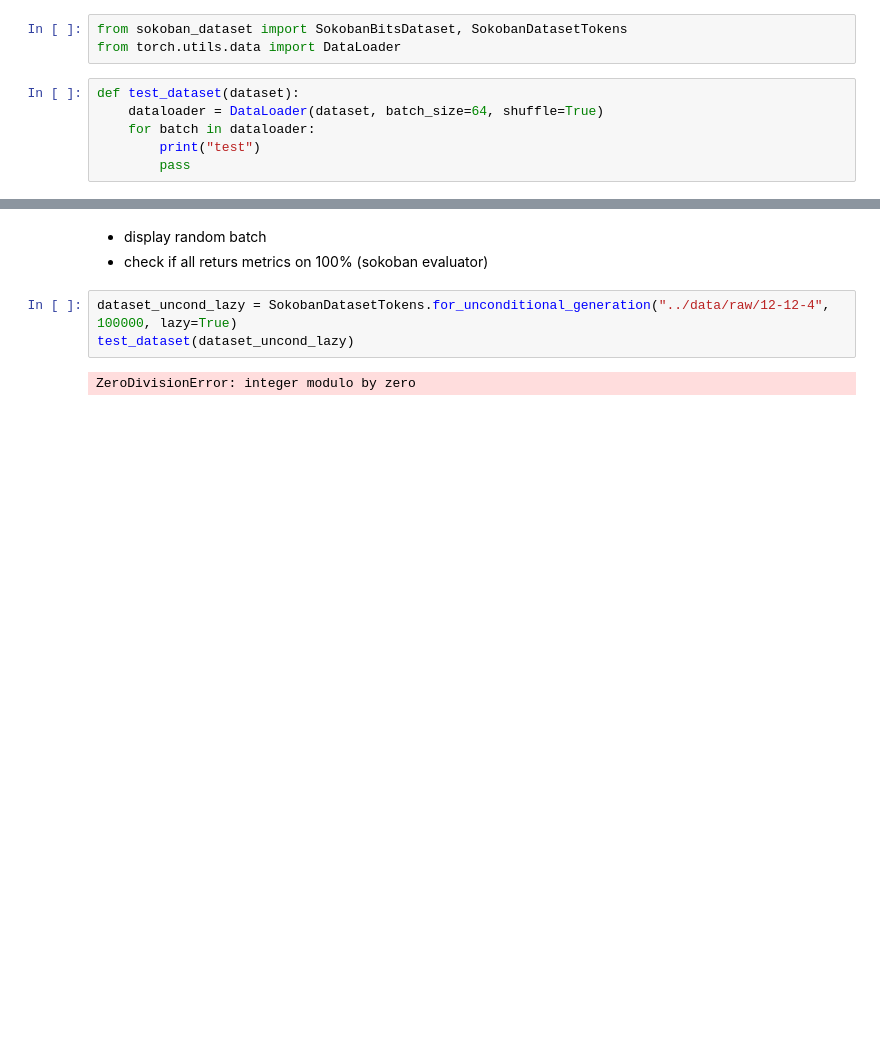
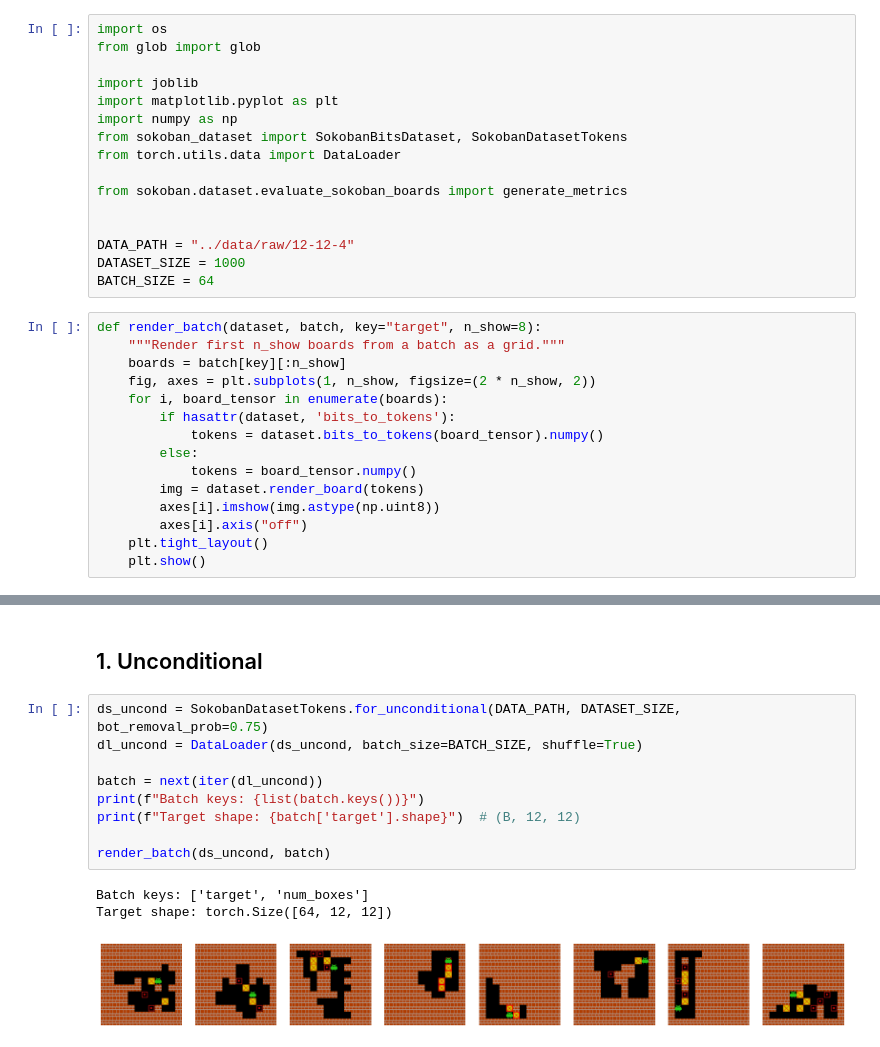
Before and after one commit to pskiers/diffusers, a Jupyter notebook: examples/trm_diffusion/sokoban/dataset/test_dataset_and_evaluation.ipynb, the cells around one changed output, grey strips where cells are left out. Drawn from its saved outputs; the diff is of its cells as text; blank space fills up the shorter version.

```diff
--- a/examples/trm_diffusion/sokoban/dataset/test_dataset_and_evaluation.ipynb
+++ b/examples/trm_diffusion/sokoban/dataset/test_dataset_and_evaluation.ipynb
@@ -3,9 +9,31 @@
 # %%
+import os
+from glob import glob
+
+import joblib
+import matplotlib.pyplot as plt
+import numpy as np
 from sokoban_dataset import SokobanBitsDataset, SokobanDatasetTokens
 from torch.utils.data import DataLoader
+
+from sokoban.dataset.evaluate_sokoban_boards import generate_metrics
+
+
+DATA_PATH = "../data/raw/12-12-4"
+DATASET_SIZE = 1000
+BATCH_SIZE = 64
 # %%
-def test_dataset(dataset):
-    dataloader = DataLoader(dataset, batch_size=64, shuffle=True)
-    for batch in dataloader:
-        print("test")
-        pass
+def render_batch(dataset, batch, key="target", n_show=8):
+    """Render first n_show boards from a batch as a grid."""
+    boards = batch[key][:n_show]
+    fig, axes = plt.subplots(1, n_show, figsize=(2 * n_show, 2))
+    for i, board_tensor in enumerate(boards):
+        if hasattr(dataset, 'bits_to_tokens'):
+            tokens = dataset.bits_to_tokens(board_tensor).numpy()
+        else:
+            tokens = board_tensor.numpy()
+        img = dataset.render_board(tokens)
+        axes[i].imshow(img.astype(np.uint8))
+        axes[i].axis("off")
+    plt.tight_layout()
+    plt.show()
@@ -12,9 +104,16 @@ def test_dataset(dataset):
 # %% [markdown]
-- display random batch
-- check if all returs metrics on 100% (sokoban evaluator)
+## 1. Unconditional
 # %%
-dataset_uncond_lazy = SokobanDatasetTokens.for_unconditional_generation("../data/raw/12-12-4", 100000, lazy=True)
-test_dataset(dataset_uncond_lazy)
+ds_uncond = SokobanDatasetTokens.for_unconditional(DATA_PATH, DATASET_SIZE, bot_removal_prob=0.75)
+dl_uncond = DataLoader(ds_uncond, batch_size=BATCH_SIZE, shuffle=True)
+
+batch = next(iter(dl_uncond))
+print(f"Batch keys: {list(batch.keys())}")
+print(f"Target shape: {batch['target'].shape}")  # (B, 12, 12)
+
+render_batch(ds_uncond, batch)
 # %% [output]
-ZeroDivisionError: integer modulo by zero
+Batch keys: ['target', 'num_boxes']
+Target shape: torch.Size([64, 12, 12])
+[figure, added]
 # %%
```
Also changed, not shown: parts of 14 cells of this notebook, 32 other files.
